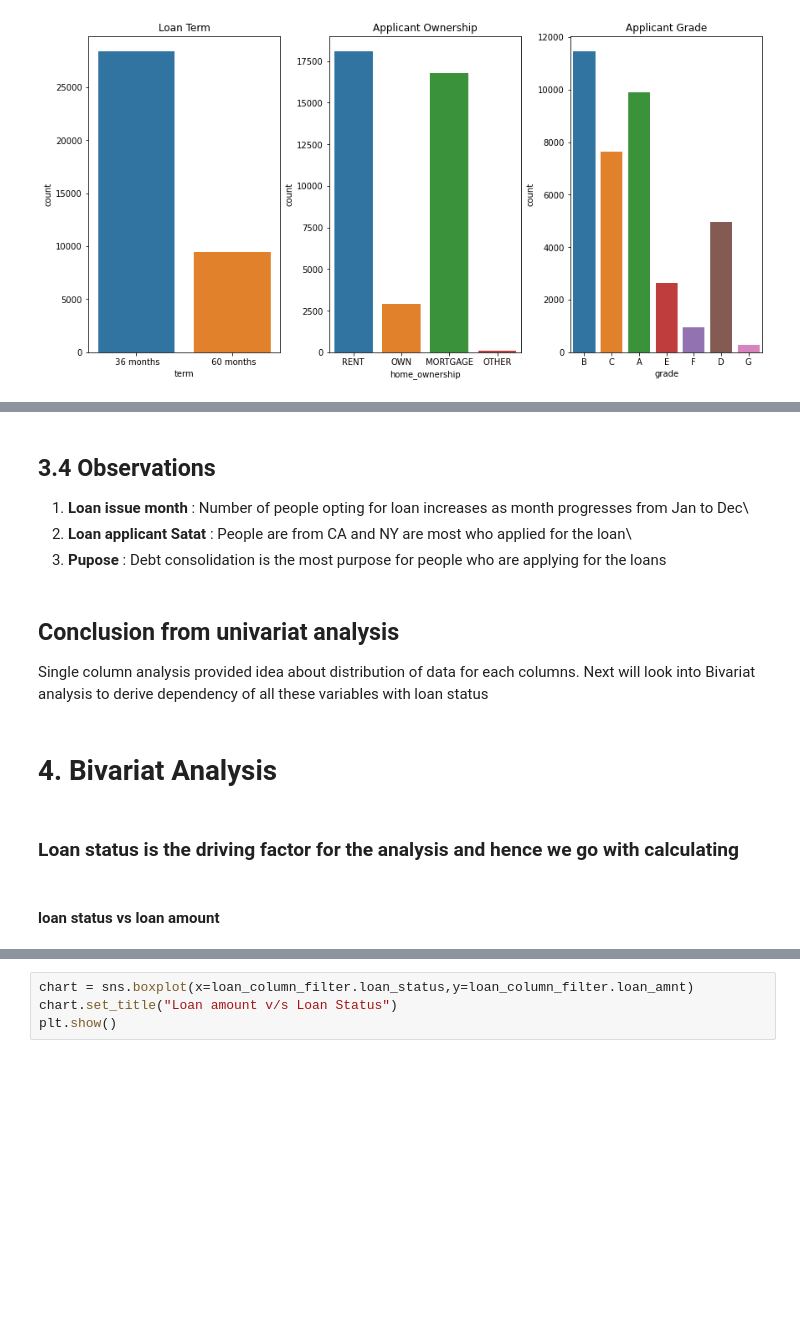
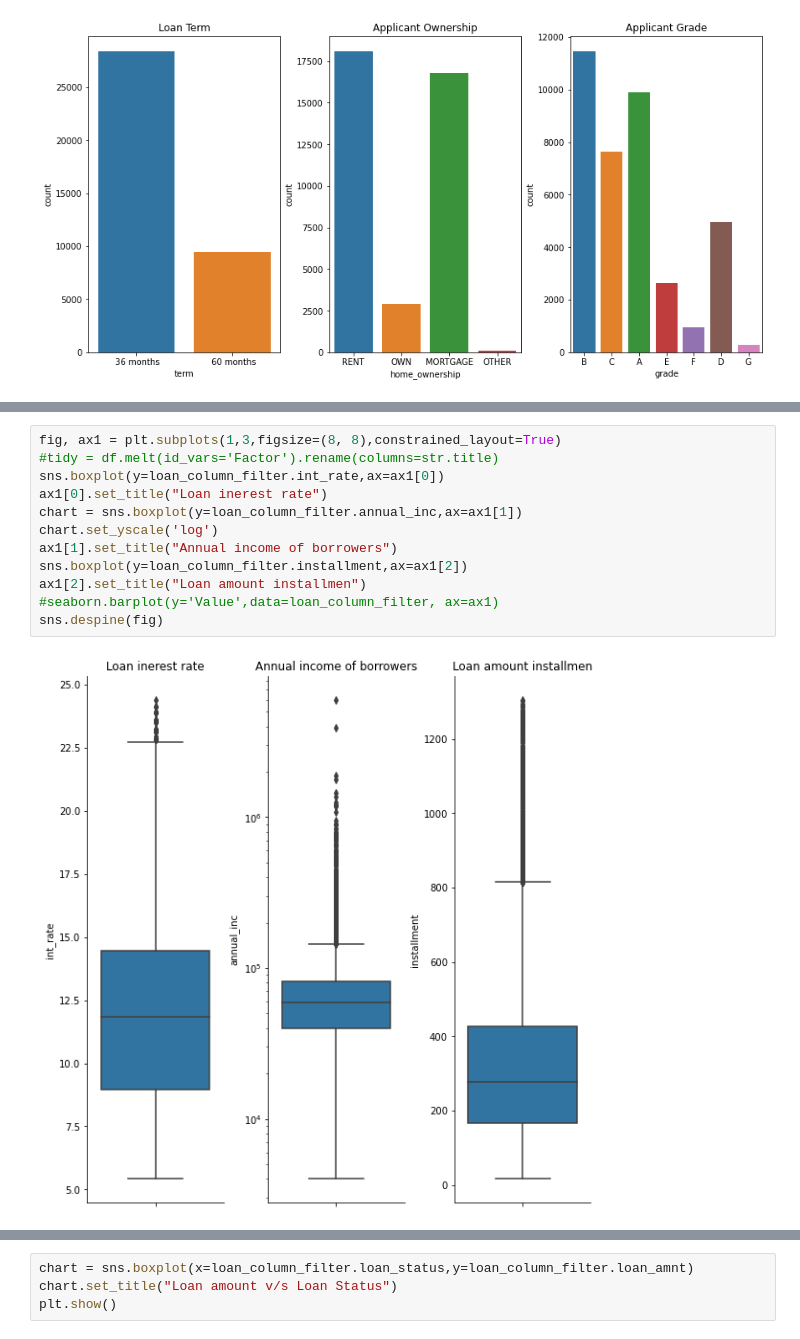
Before and after one commit to Naveenkv93/LeadingLoan_Case_Study, a Jupyter notebook: Case_Study.ipynb, the cells around one changed output, grey strips where cells are left out. Saved outputs shown, nothing was run; the diff lists cells and outputs as text; blank space fills up the shorter version.

Commit message:
Added observations and included more columns for univariate analysis

```diff
--- a/Case_Study.ipynb
+++ b/Case_Study.ipynb
@@ -364,14 +292,14 @@ plt.show()
-# %% [markdown]
-## 3.4 Observations
-1. **Loan issue month** : Number of people opting for loan increases as month progresses from Jan to Dec\
-2. **Loan applicant Satat** : People are from CA and NY are most who applied for the loan\
-3. **Pupose** : Debt consolidation is the most purpose for people who are applying for the loans
-# %% [markdown]
-## Conclusion from univariat analysis
-Single column analysis provided idea about distribution of data for each columns. Next will look into Bivariat analysis to derive dependency of all these variables with loan status
-# %% [markdown]
-# 4. Bivariat Analysis
-# %% [markdown]
-### Loan status is the driving factor for the analysis and hence we go with calculating
-# %% [markdown]
-####  loan status vs loan amount
+# %%
+fig, ax1 = plt.subplots(1,3,figsize=(8, 8),constrained_layout=True)
+#tidy = df.melt(id_vars='Factor').rename(columns=str.title)
+sns.boxplot(y=loan_column_filter.int_rate,ax=ax1[0])
+ax1[0].set_title("Loan inerest rate")
+chart = sns.boxplot(y=loan_column_filter.annual_inc,ax=ax1[1])
+chart.set_yscale('log')
+ax1[1].set_title("Annual income of borrowers")
+sns.boxplot(y=loan_column_filter.installment,ax=ax1[2])
+ax1[2].set_title("Loan amount installmen")
+#seaborn.barplot(y='Value',data=loan_column_filter, ax=ax1)
+sns.despine(fig)
+# %% [output]
+[figure, added]
```
Also changed, not shown: parts of 101 cells of this notebook.
